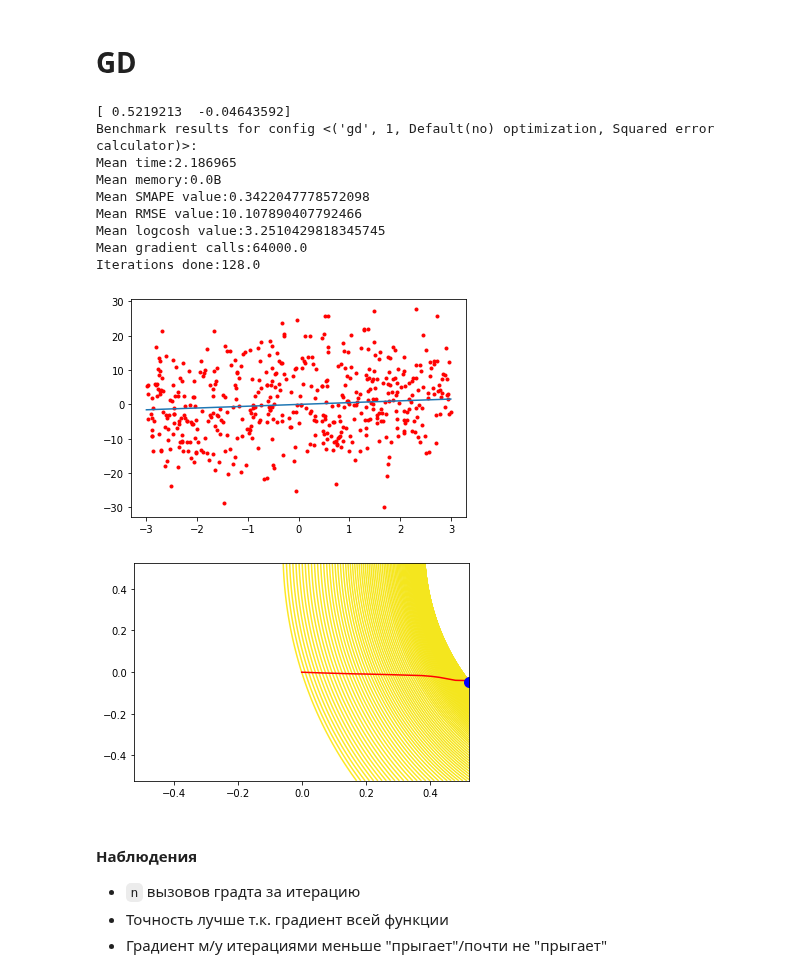
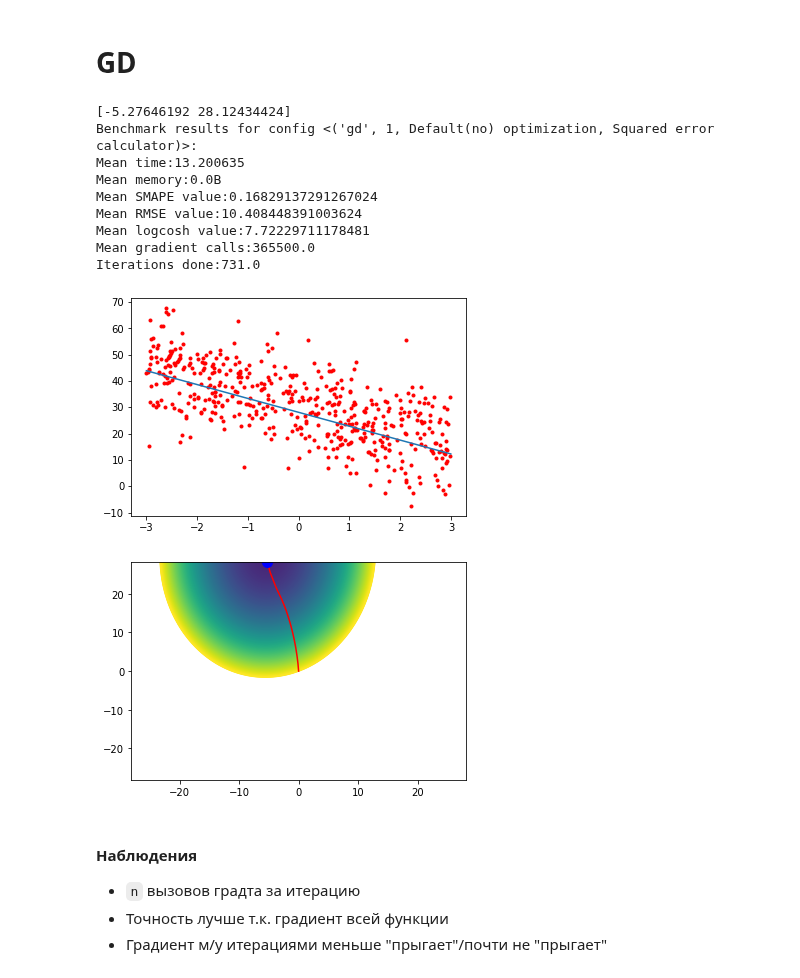
Before and after one commit to EasySocHacks/Optimization-Methods-IFMO, a Jupyter notebook: HW2/2.1.ipynb, the cells around one changed output. Saved outputs shown, nothing was run; the diff lists cells and outputs as text; code cells hidden in the pictures.

```diff
--- a/HW2/2.1.ipynb
+++ b/HW2/2.1.ipynb
@@ -9,7 +9,9 @@ from HW2.regression_generator import generate_regression
 from HW2.sgd import sgd, minibatch_gd, gd
 from HW2.visualization import visualize_regression_point, visualize_line, draw_levels
 # %%
-f, points = generate_regression(point_count=500, scale=np.array([3, 10]))
+f, points, f_ab = generate_regression(f_scale=50, point_count=500, scale=np.array([3, 10]))
+
+print(f_ab)
 
 visualize_regression_point(f, points, scale=3)
 # %% [output]
@@ -52,7 +55,7 @@ batch size = `[10, 50, 100]`
 ## 10
 # %%
 index = storage.add_benchmark_config(batch_size='mini10')
-ab, meta = minibatch_gd(points, batch_size=10, eps=4e-2)
+ab, meta = minibatch_gd(points, batch_size=10)
 storage.add_benchmark_result(index, meta)
 
 print(ab)
@@ -76,7 +79,7 @@ Iterations done:112.0
 ## 50
 # %%
 index = storage.add_benchmark_config(batch_size='mini50')
-ab, meta = minibatch_gd(points, batch_size=50, eps=1e-2)
+ab, meta = minibatch_gd(points, batch_size=50)
 storage.add_benchmark_result(index, meta)
 
 print(ab)
@@ -100,7 +103,7 @@ Iterations done:398.0
 ## 100
 # %%
 index = storage.add_benchmark_config(batch_size='mini100')
-ab, meta = minibatch_gd(points, batch_size=100, eps=8e-3)
+ab, meta = minibatch_gd(points, batch_size=100)
 storage.add_benchmark_result(index, meta)
 
 print(ab)
@@ -129,26 +132,26 @@ Iterations done:215.0
 # GD
 # %%
 index = storage.add_benchmark_config(batch_size='gd')
-ab, meta = gd(points, eps=5e-3)
+ab, meta = gd(points)
 storage.add_benchmark_result(index, meta)
 
 print(ab)
 print(storage.get_benchmark_results(index))
 
 visualize_line(ab, points)
 draw_levels(points, meta["points"])
 # %% [output]
-[ 0.5219213  -0.04643592]
+[-5.27646192 28.12434424]
 Benchmark results for config <('gd', 1, Default(no) optimization, Squared error calculator)>:
-Mean time:2.186965
+Mean time:13.200635
 Mean memory:0.0B
-Mean SMAPE value:0.3422047778572098
-Mean RMSE value:10.107890407792466
-Mean logcosh value:3.2510429818345745
-Mean gradient calls:64000.0
-Iterations done:128.0
+Mean SMAPE value:0.16829137291267024
+Mean RMSE value:10.408448391003624
+Mean logcosh value:7.72229711178481
+Mean gradient calls:365500.0
+Iterations done:731.0
-[figure, old version]
+[figure, new version]
-[figure, old version]
+[figure, new version]
 # %% [markdown]
 #### Наблюдения
 * `n` вызовов градта за итерацию
```
Also changed, not shown: parts of 7 cells of this notebook, 1 other file.
